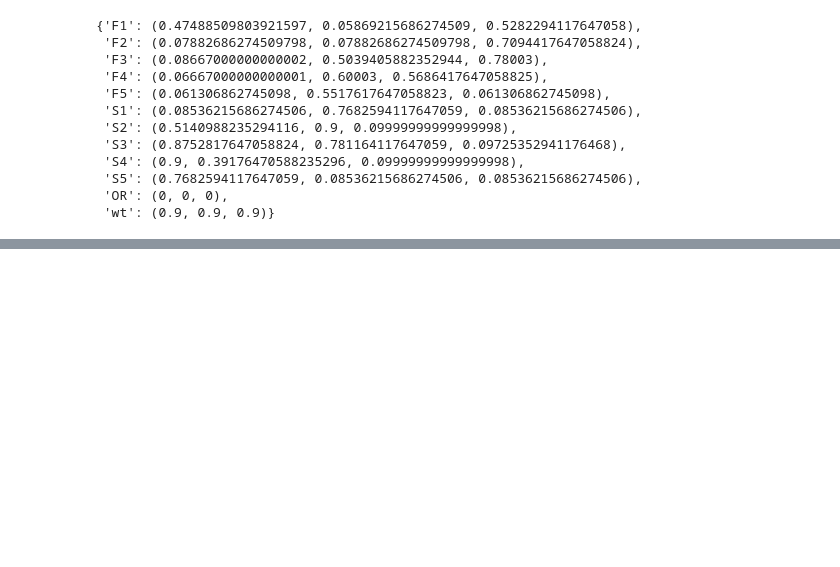
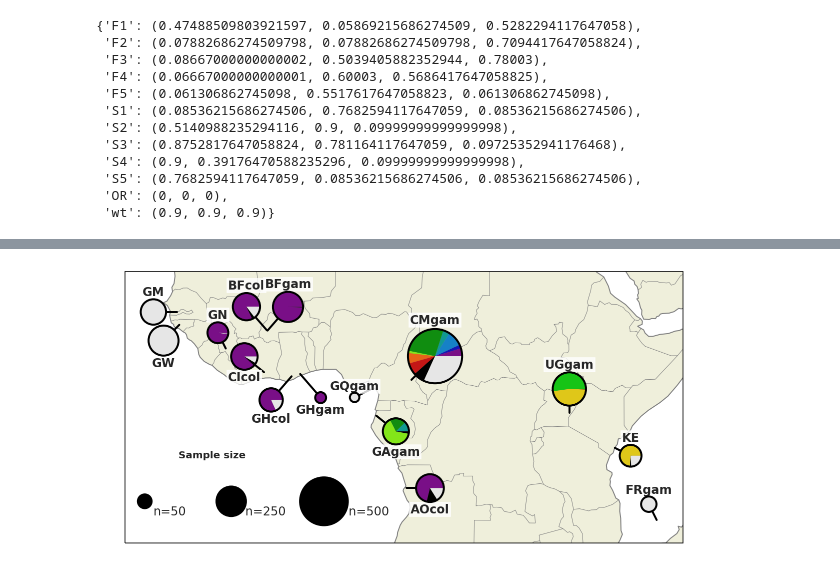
Before and after one commit to malariagen/ag1000g-phase2-vgsc-report, a Jupyter notebook: notebooks/artwork_Phase_2_vgsc_hapfreq.ipynb, the cells around one changed output, grey strips where cells are left out. Cells and saved outputs as stored; diff of their text form; code cells hidden in the pictures; blank space fills up the shorter version.

```diff
--- a/notebooks/artwork_Phase_2_vgsc_hapfreq.ipynb
+++ b/notebooks/artwork_Phase_2_vgsc_hapfreq.ipynb
@@ -671,0 +395,5 @@ plot_shiny_map(fn='../artwork/figure_Phase_2_vgsc_haplotype_frequency.jpg')
+# %%
+#adds the correctly scaled pies to copy into the plot above in inkscape
+plot_map(fn='../artwork/figure_Phase_2_vgsc_haplotype_frequency_pie_legend.svg')
+# %% [output]
+[figure, added]
```
Also changed, not shown: parts of 63 cells of this notebook, 5 other files.
